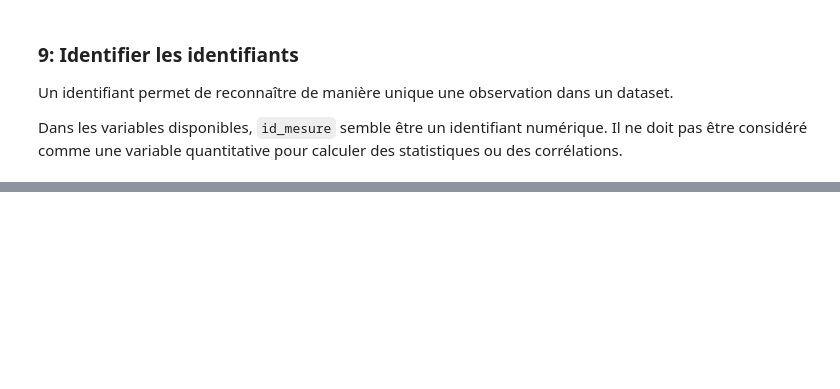
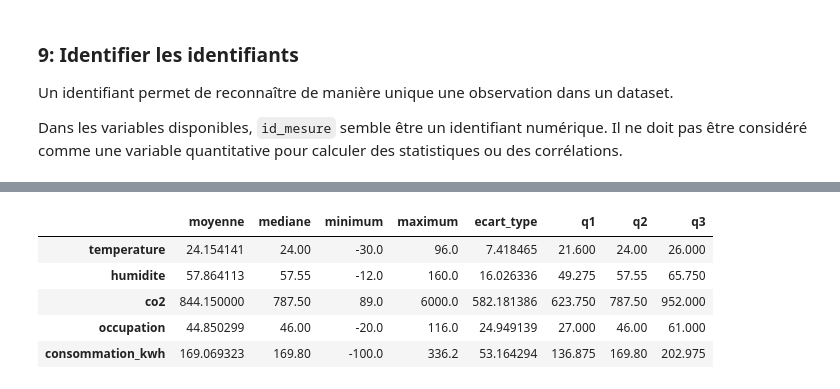
Before and after one commit to sirius-code7/atelier_prepa_donnees_tab, a Jupyter notebook: notebooks/atelier_prepa_donnees_tab.ipynb, the cells around one changed output, grey strips where cells are left out. Saved outputs shown, nothing was run; the diff lists cells and outputs as text; code cells hidden in the pictures; blank space fills up the shorter version.

Commit message:
déterminer les stats descriptives de df [1.10]
moyenne & mediane & minimum & maximum & ecart-type & q1 & q2 & q3

```diff
--- a/notebooks/atelier_prepa_donnees_tab.ipynb
+++ b/notebooks/atelier_prepa_donnees_tab.ipynb
@@ -150,0 +220,28 @@ df["id_mesure"].duplicated().sum()
+# %%
+variables_numeriques = [
+    "temperature",
+    "humidite",
+    "co2",
+    "occupation",
+    "consommation_kwh"
+]
+
+statistiques = pd.DataFrame({
+    "moyenne": df[variables_numeriques].mean(),
+    "mediane": df[variables_numeriques].median(),
+    "minimum": df[variables_numeriques].min(),
+    "maximum": df[variables_numeriques].max(),
+    "ecart_type": df[variables_numeriques].std(),
+    "q1": df[variables_numeriques].quantile(0.25),
+    "q2": df[variables_numeriques].quantile(0.50),
+    "q3": df[variables_numeriques].quantile(0.75)
+})
+
+statistiques
+# %% [output]
+|  | moyenne | mediane | minimum | maximum | ecart_type | q1 | q2 | q3 |
+| temperature | 24.154141 | 24.00 | -30.0 | 96.0 | 7.418465 | 21.600 | 24.00 | 26.000 |
+| humidite | 57.864113 | 57.55 | -12.0 | 160.0 | 16.026336 | 49.275 | 57.55 | 65.750 |
+| co2 | 844.150000 | 787.50 | 89.0 | 6000.0 | 582.181386 | 623.750 | 787.50 | 952.000 |
+| occupation | 44.850299 | 46.00 | -20.0 | 116.0 | 24.949139 | 27.000 | 46.00 | 61.000 |
+| consommation_kwh | 169.069323 | 169.80 | -100.0 | 336.2 | 53.164294 | 136.875 | 169.80 | 202.975 |
```
Also changed, not shown: parts of 16 cells of this notebook.
